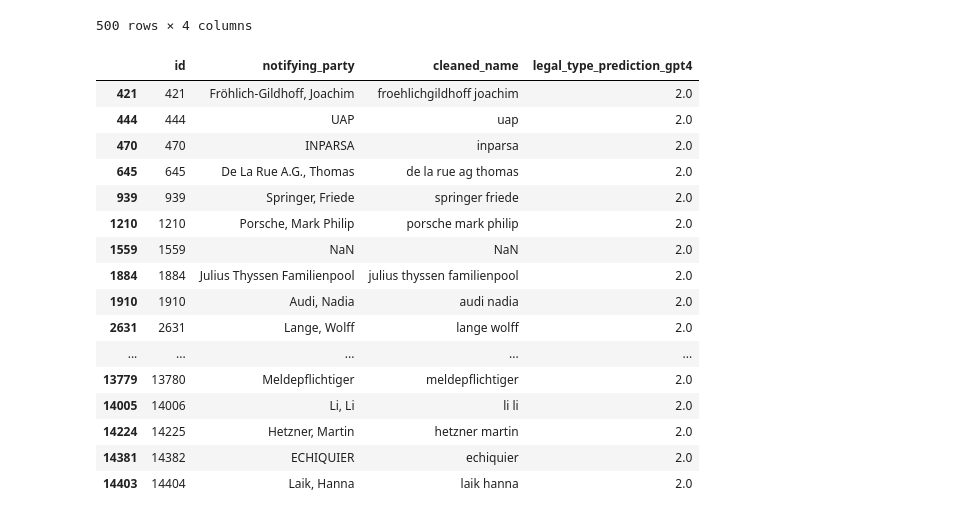
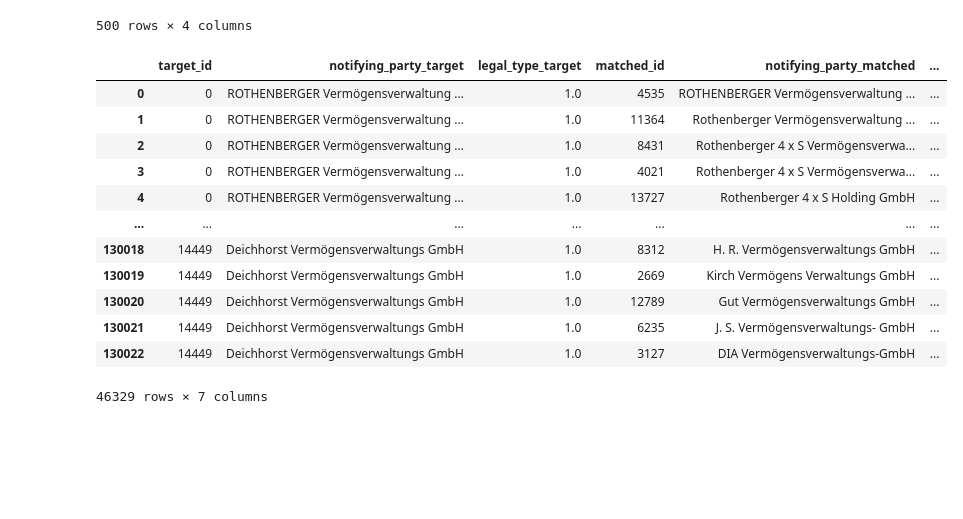
Before and after one commit to KensingtonOscupant/germanyinc-shareholders, a Jupyter notebook: src/240105_assess_pairs.ipynb, the cells around one changed output. Saved outputs shown, nothing was run; the diff lists cells and outputs as text; code cells hidden in the pictures; blank space fills up the shorter version.

Commit message:
prepared script for evaluating matches

```diff
--- a/src/240105_assess_pairs.ipynb
+++ b/src/240105_assess_pairs.ipynb
@@ -153,28 +161,3 @@ df
 | 498 | Merckle, Adolf | 0.0 | 0.0 | 0.0 |
 | 499 | MANOS Verwaltungsgesellschaft mbH | 1.0 | 1.0 | 1.0 |
 500 rows × 4 columns
-# %%
-import pandas as pd
-df = pd.read_csv('../data/240106_natural_legal_full_1.csv')
-df
-# create a dataframe with only the rows where legal_type_gpt_4 is 2
-df_2 = df[df['legal_type_prediction_gpt4'] == 2]
-df_2
-# %% [output]
-|  | id | notifying_party | cleaned_name | legal_type_prediction_gpt4 |
-| 421 | 421 | Fröhlich-Gildhoff, Joachim | froehlichgildhoff joachim | 2.0 |
-| 444 | 444 | UAP | uap | 2.0 |
-| 470 | 470 | INPARSA | inparsa | 2.0 |
-| 645 | 645 | De La Rue A.G., Thomas | de la rue ag thomas | 2.0 |
-| 939 | 939 | Springer, Friede | springer friede | 2.0 |
-| 1210 | 1210 | Porsche, Mark Philip | porsche mark philip | 2.0 |
-| 1559 | 1559 | NaN | NaN | 2.0 |
-| 1884 | 1884 | Julius Thyssen Familienpool | julius thyssen familienpool | 2.0 |
-| 1910 | 1910 | Audi, Nadia | audi nadia | 2.0 |
-| 2631 | 2631 | Lange, Wolff | lange wolff | 2.0 |
-| ... | ... | ... | ... | ... |
-| 13779 | 13780 | Meldepflichtiger | meldepflichtiger | 2.0 |
-| 14005 | 14006 | Li, Li | li li | 2.0 |
-| 14224 | 14225 | Hetzner, Martin | hetzner martin | 2.0 |
-| 14381 | 14382 | ECHIQUIER | echiquier | 2.0 |
-| 14403 | 14404 | Laik, Hanna | laik hanna | 2.0 |
@@ -180,0 +202,26 @@ df_2
+# %%
+df = pd.read_csv('../data/240109_pairs_with_fixed_entity_type.csv')
+
+# keep only the rows where both legal_type_target and legal_type_match are 1
+df = df[(df['legal_type_target'] == 1) & (df['legal_type_matched'] == 1)]
+
+# keep only the rows where distance is above 0.9
+df = df[df['distance'] > 0.9]
+
+# to CSV
+df.to_csv('../data/240109_legal_entity_pairs.csv', index=False)
+df
+# %% [output]
+|  | target_id | notifying_party_target | legal_type_target | matched_id | notifying_party_matched | ... |
+| 0 | 0 | ROTHENBERGER Vermögensverwaltung ... | 1.0 | 4535 | ROTHENBERGER Vermögensverwaltung ... | ... |
+| 1 | 0 | ROTHENBERGER Vermögensverwaltung ... | 1.0 | 11364 | Rothenberger Vermögensverwaltung ... | ... |
+| 2 | 0 | ROTHENBERGER Vermögensverwaltung ... | 1.0 | 8431 | Rothenberger 4 x S Vermögensverwa... | ... |
+| 3 | 0 | ROTHENBERGER Vermögensverwaltung ... | 1.0 | 4021 | Rothenberger 4 x S Vermögensverwa... | ... |
+| 4 | 0 | ROTHENBERGER Vermögensverwaltung ... | 1.0 | 13727 | Rothenberger 4 x S Holding GmbH | ... |
+| ... | ... | ... | ... | ... | ... | ... |
+| 130018 | 14449 | Deichhorst Vermögensverwaltungs GmbH | 1.0 | 8312 | H. R. Vermögensverwaltungs GmbH | ... |
+| 130019 | 14449 | Deichhorst Vermögensverwaltungs GmbH | 1.0 | 2669 | Kirch Vermögens Verwaltungs GmbH | ... |
+| 130020 | 14449 | Deichhorst Vermögensverwaltungs GmbH | 1.0 | 12789 | Gut Vermögensverwaltungs GmbH | ... |
+| 130021 | 14449 | Deichhorst Vermögensverwaltungs GmbH | 1.0 | 6235 | J. S. Vermögensverwaltungs- GmbH | ... |
+| 130022 | 14449 | Deichhorst Vermögensverwaltungs GmbH | 1.0 | 3127 | DIA Vermögensverwaltungs-GmbH | ... |
+46329 rows × 7 columns
```
Also changed, not shown: parts of 6 cells of this notebook, 3 other files.
